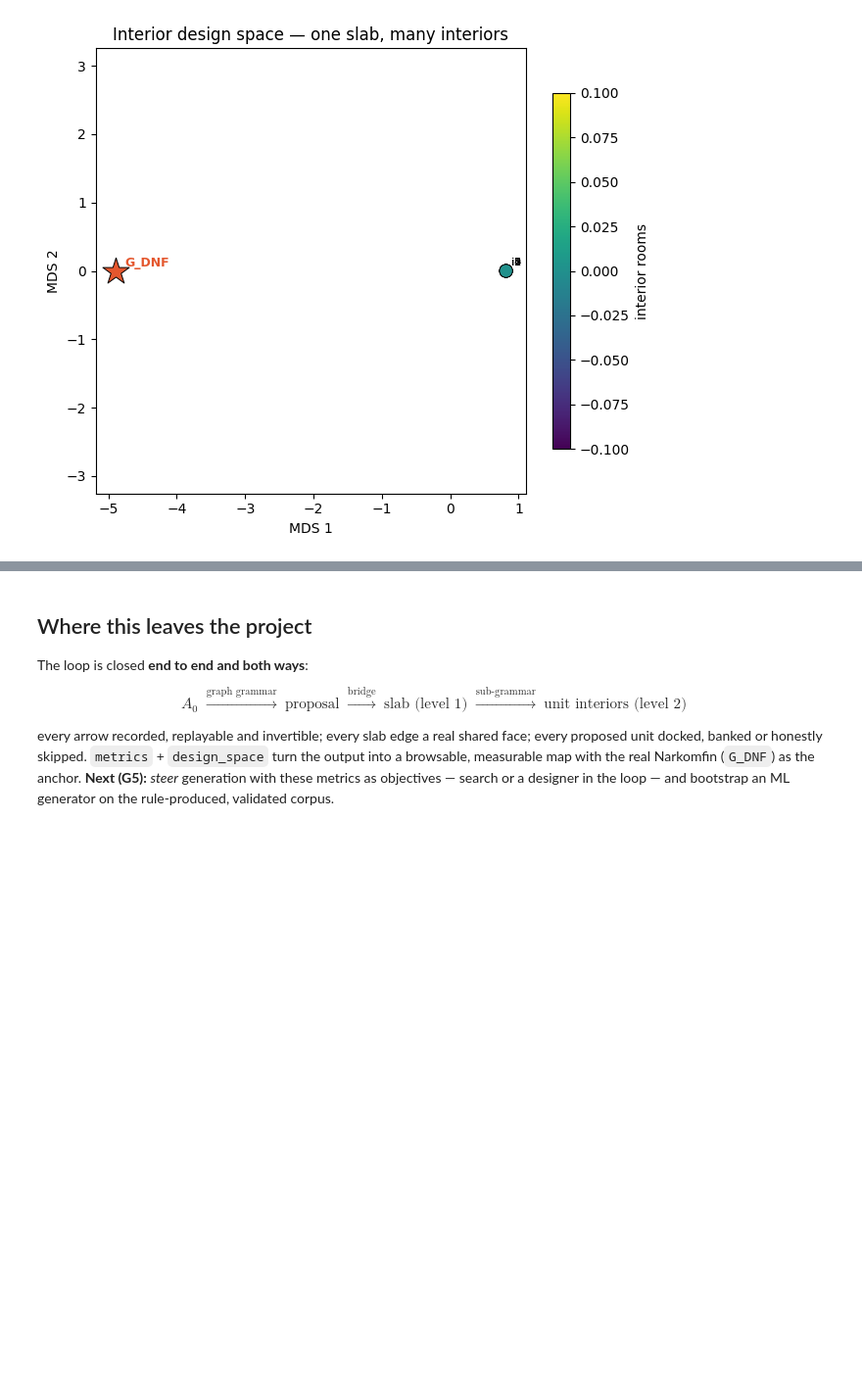
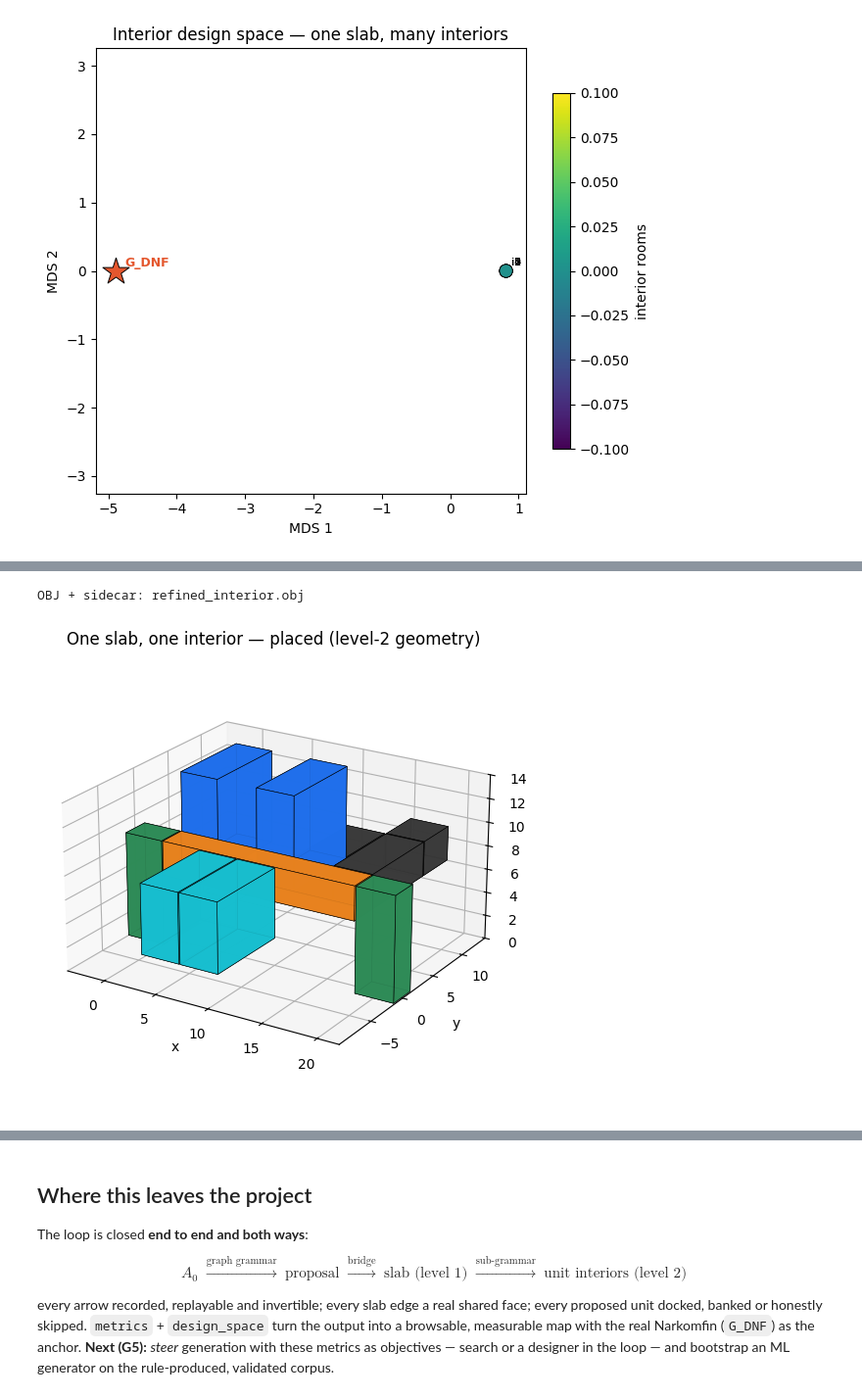
Before and after one commit to arlav/graphtope, a Jupyter notebook: notebooks/01_graphtope.ipynb, the cells around one changed output, grey strips where cells are left out. Shown at 98% size. Drawn from its saved outputs; the diff is of its cells as text; code cells hidden in the pictures; blank space fills up the shorter version.

```diff
--- a/notebooks/01_graphtope.ipynb
+++ b/notebooks/01_graphtope.ipynb
@@ -1318,0 +1325,29 @@ geometry (rooms as boxes in the envelope), SG5 the room-labelled reference hunt.
+# %%
+from graphtope import interior_geom
+
+slab4 = nf.derive_slab_from_patterns(["KFDBR"])
+g4, inv4 = bridge.refine_units(slab4, all_bays=True, **{
+    "k_opts": dict(void=True, void_extent="full", kitchen_form="room",
+                   bath_level="entry", wc=True, loggia=True, storage=True,
+                   split_gallery=True, doors=True, windows=True, front_door=True),
+    "f_opts": dict(sleeping=True, wc=True, loggia=True, storage=True,
+                   doors=True, windows=True, front_door=True),
+    "b_opts": dict(doors=True, windows=True, front_door=True),
+    "r_opts": dict(storage=True, doors=True, windows=True)})
+interior_geom.place(g4, slab4)
+rep4 = interior_geom.tile_report(g4, slab4)
+
+print("  unit        family   vol_err  overlaps  edge-misses  free-touches  cellcomplex")
+for uid, r in rep4["units"].items():
+    print(f"  {uid:<11} {r['family']:<8} {r['volume_error']:>7.3f}  "
+          f"{len(r['overlaps']):>8}  {len(r['edge_face_misses']):>11}  "
+          f"{r['touches_without_edge']:>11}  {str(r['cellcomplex']):>5}")
+from collections import Counter
+print("\n  openings:", dict(Counter(rep4["openings"].values())), "\n")
+assert rep4["ok"]
+
+# placement never breaks reversibility: ABSTRACT after placing is still exact
+before4 = serialize.to_dict(slab4)
+inv4.apply(g4)
+assert serialize.to_dict(g4) == before4
+print("REFINE → place → ABSTRACT: exact — the interior carries geometry and still inverts")
@@ -1318,0 +1367,15 @@ geometry (rooms as boxes in the envelope), SG5 the room-labelled reference hunt.
+# %%
+# the refined building now exports with rooms (and renders as massing)
+out4 = exchange.to_obj(g4, "exports/refined_interior.obj",
+                       boxes=interior_geom.boxes(g4))
+print("OBJ + sidecar:", os.path.basename(out4["obj"]))
+
+import matplotlib.pyplot as plt
+fig = plt.figure(figsize=(10, 6))
+ax = fig.add_subplot(111, projection="3d")
+topoview.draw_massing(g4, boxes=interior_geom.boxes(g4), ax=ax)
+ax.set_title("One slab, one interior — placed (level-2 geometry)")
+None
+# %% [output]
+OBJ + sidecar: refined_interior.obj
+[figure, added]
```
Also changed, not shown: parts of 10 cells of this notebook, 9 other files.
